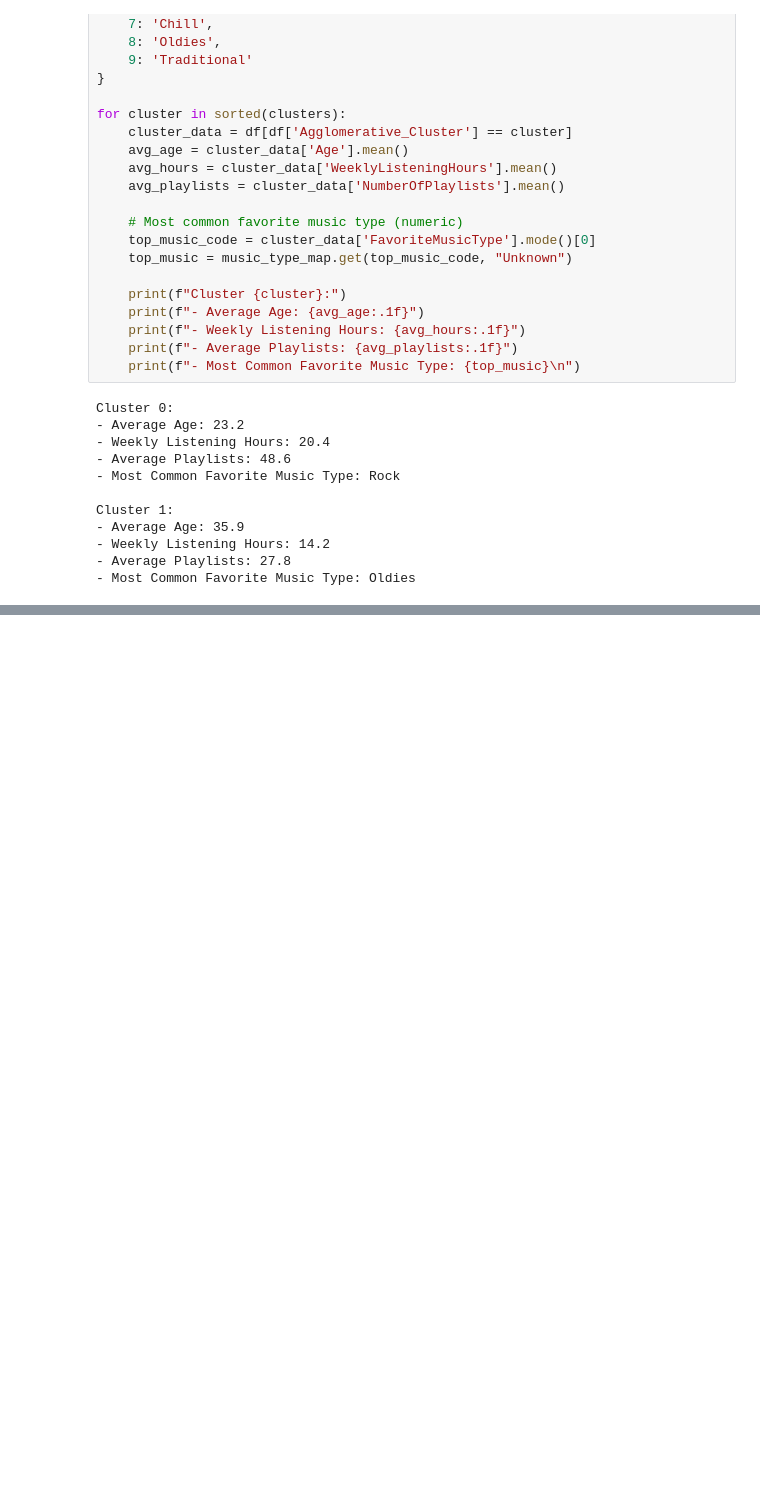
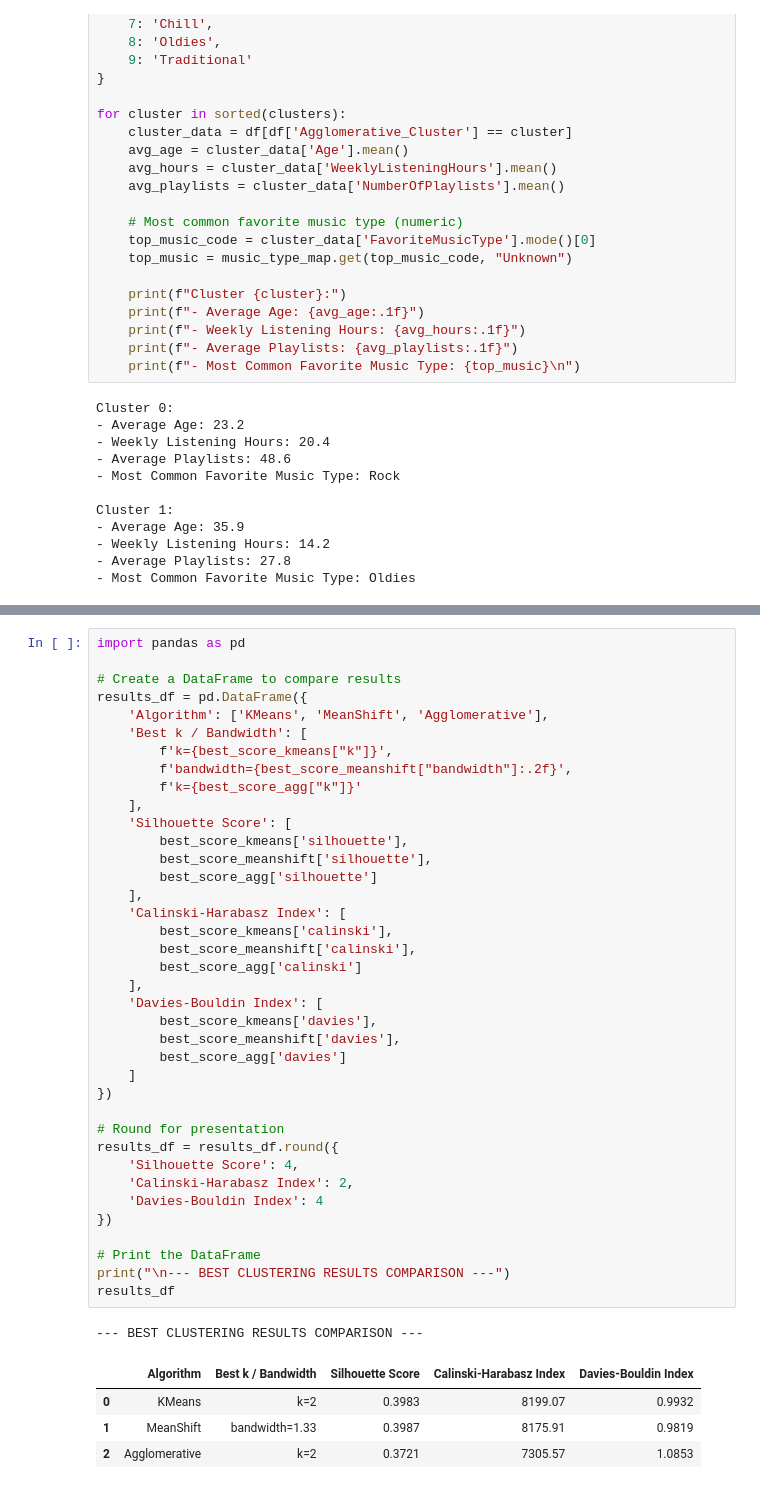
Before and after one commit to LauAHung/BACS2003-AI-Assignment, a Jupyter notebook: BACS2003 ASSIGNMET.ipynb, the cells around one changed output, grey strips where cells are left out. Drawn from its saved outputs; the diff is of its cells as text; blank space fills up the shorter version.

```diff
--- a/BACS2003 ASSIGNMET.ipynb
+++ b/BACS2003 ASSIGNMET.ipynb
@@ -1312,0 +1442,44 @@ Cluster 1:
+# %%
+import pandas as pd
+
+# Create a DataFrame to compare results
+results_df = pd.DataFrame({
+    'Algorithm': ['KMeans', 'MeanShift', 'Agglomerative'],
+    'Best k / Bandwidth': [
+        f'k={best_score_kmeans["k"]}',
+        f'bandwidth={best_score_meanshift["bandwidth"]:.2f}',
+        f'k={best_score_agg["k"]}'
+    ],
+    'Silhouette Score': [
+        best_score_kmeans['silhouette'],
+        best_score_meanshift['silhouette'],
+        best_score_agg['silhouette']
+    ],
+    'Calinski-Harabasz Index': [
+        best_score_kmeans['calinski'],
+        best_score_meanshift['calinski'],
+        best_score_agg['calinski']
+    ],
+    'Davies-Bouldin Index': [
+        best_score_kmeans['davies'],
+        best_score_meanshift['davies'],
+        best_score_agg['davies']
+    ]
+})
+
+# Round for presentation
+results_df = results_df.round({
+    'Silhouette Score': 4,
+    'Calinski-Harabasz Index': 2,
+    'Davies-Bouldin Index': 4
+})
+
+# Print the DataFrame
+print("\n--- BEST CLUSTERING RESULTS COMPARISON ---")
+results_df
+# %% [output]
+--- BEST CLUSTERING RESULTS COMPARISON ---
+|  | Algorithm | Best k / Bandwidth | Silhouette Score | Calinski-Harabasz Index | Davies-Bouldin Index |
+| 0 | KMeans | k=2 | 0.3983 | 8199.07 | 0.9932 |
+| 1 | MeanShift | bandwidth=1.33 | 0.3987 | 8175.91 | 0.9819 |
+| 2 | Agglomerative | k=2 | 0.3721 | 7305.57 | 1.0853 |
```
Also changed, not shown: parts of 5 cells of this notebook.
